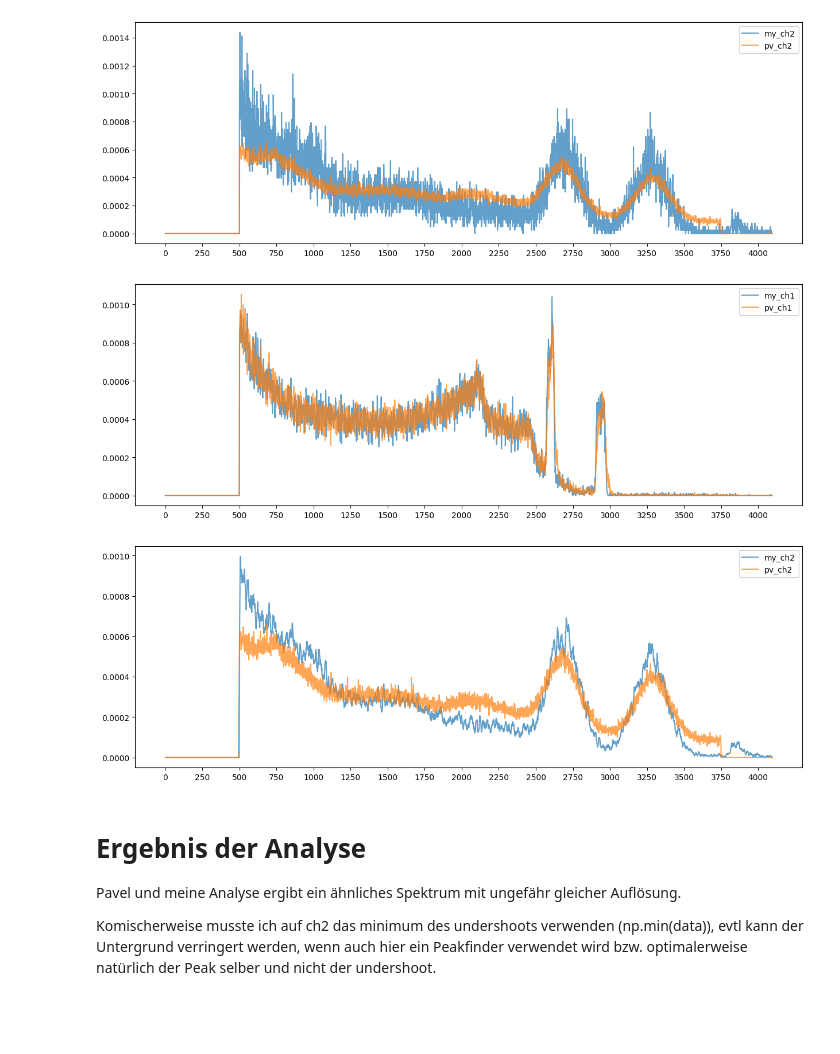
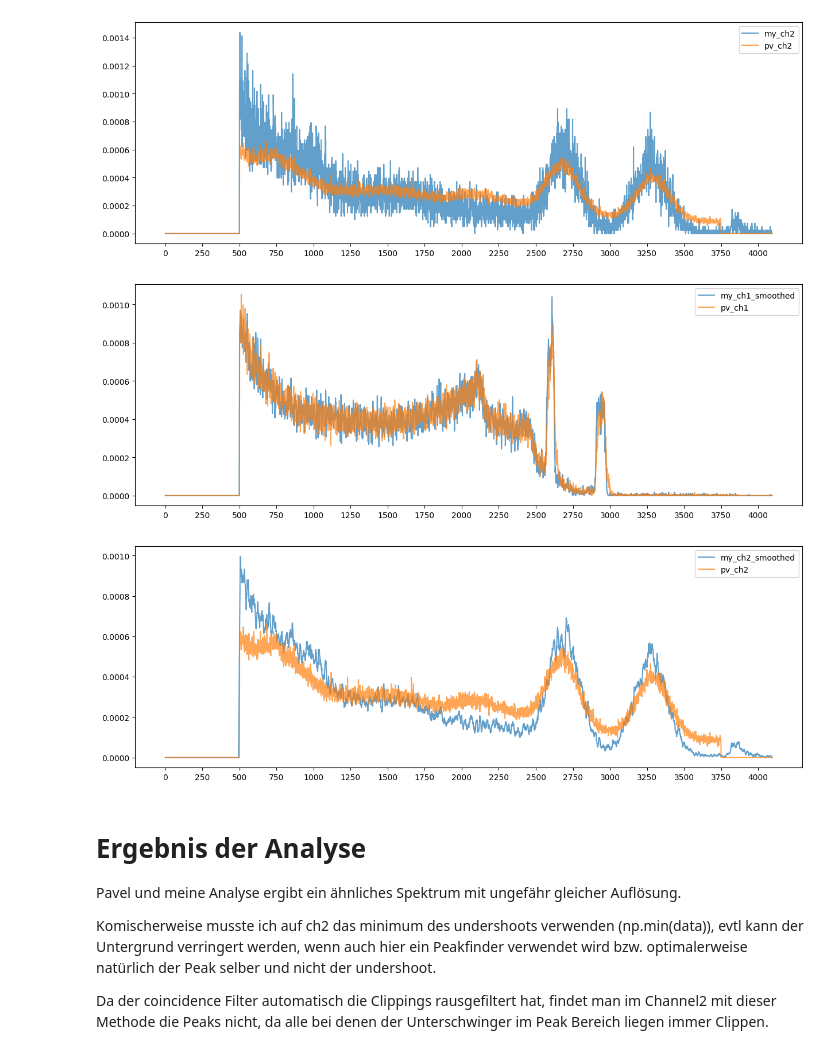
Before and after one commit to JulianBaader/redpitaya-daq-coincidence, a Jupyter notebook: measurements/3_7/analysis_hist.ipynb, the cells around one changed output. Saved outputs shown, nothing was run; the diff lists cells and outputs as text; code cells hidden in the pictures; blank space fills up the shorter version.

```diff
--- a/measurements/3_7/analysis_hist.ipynb
+++ b/measurements/3_7/analysis_hist.ipynb
@@ -84,27 +85,29 @@ plt.show()
 # %%
 smoothed_my_ch1 = ppk.meanFilter(hist_my_ch1, width=2)
 smoothed_my_ch2 = ppk.meanFilter(hist_my_ch2, width=10)
 
 smoothed_norm_my_ch1 = smoothed_my_ch1/np.sum(smoothed_my_ch1)
 smoothed_norm_my_ch2 = smoothed_my_ch2/np.sum(smoothed_my_ch2)
 
-plt.plot(bins,smoothed_norm_my_ch1,alpha=.7,label="my_ch1")
+plt.plot(bins,smoothed_norm_my_ch1,alpha=.7,label="my_ch1_smoothed")
 plt.plot(bins,norm_pv_ch1,alpha=.7,label="pv_ch1")
 plt.xticks(ticks)
 plt.legend()
 plt.show()
 
-plt.plot(bins,smoothed_norm_my_ch2,alpha=.7,label="my_ch2")
+plt.plot(bins,smoothed_norm_my_ch2,alpha=.7,label="my_ch2_smoothed")
 plt.plot(bins,norm_pv_ch2,alpha=.7,label="pv_ch2")
 plt.xticks(ticks)
 plt.legend()
 plt.show()
 # %% [output]
-[figure, old version]
+[figure, new version]
-[figure, old version]
+[figure, new version]
 # %% [markdown]
 # Ergebnis der Analyse
 
 Pavel und meine Analyse ergibt ein ähnliches Spektrum mit ungefähr gleicher Auflösung.
 
 Komischerweise musste ich auf ch2 das minimum des undershoots verwenden (np.min(data)), evtl kann der Untergrund verringert werden, wenn auch hier ein Peakfinder verwendet wird bzw. optimalerweise natürlich der Peak selber und nicht der undershoot.
+
+Da der coincidence Filter automatisch die Clippings rausgefiltert hat, findet man im Channel2 mit dieser Methode die Peaks nicht, da alle bei denen der Unterschwinger im Peak Bereich liegen immer Clippen.
```
Also changed, not shown: parts of 2 cells of this notebook, 4 other files.
